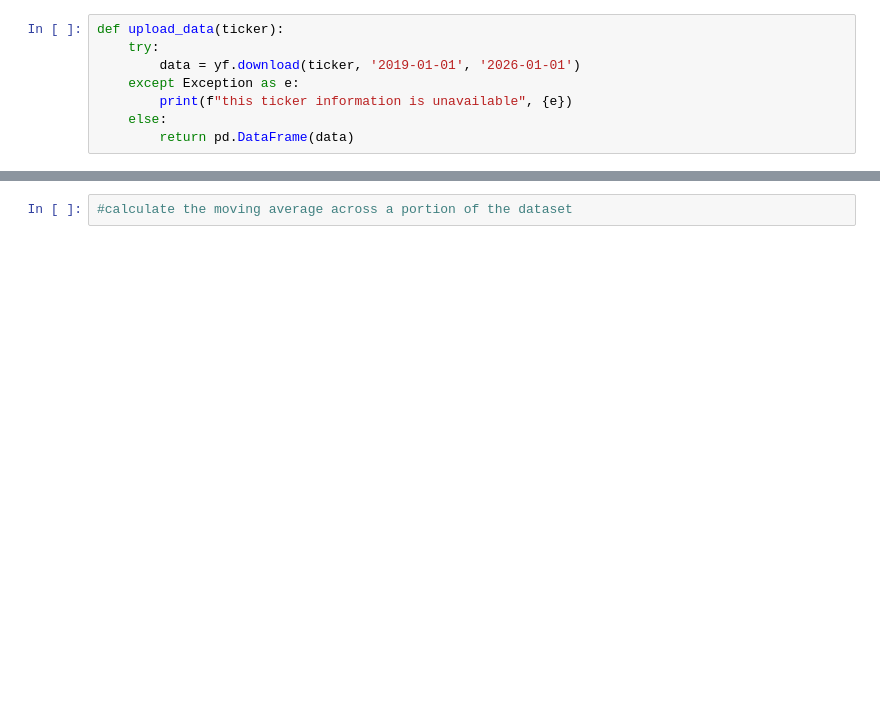
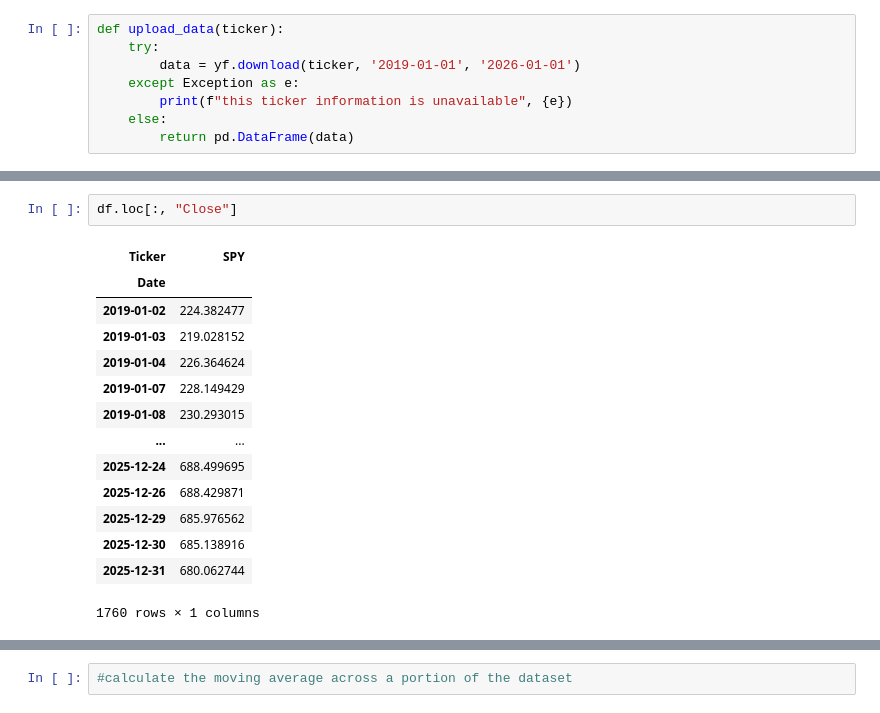
Before and after one commit to Jeffrey-Adjei/Technical-Indicator-Research, a Jupyter notebook: movingaverage.ipynb, the cells around one changed output, grey strips where cells are left out. Cells and saved outputs as stored; diff of their text form; blank space fills up the shorter version.

```diff
--- a/movingaverage.ipynb
+++ b/movingaverage.ipynb
@@ -31,6 +29,23 @@ upload_data("SPY")
 | 2025-12-30 | 685.138916 | 686.684682 | 684.710094 | 685.577720 | 47160700 |
 | 2025-12-31 | 680.062744 | 685.487930 | 679.853355 | 685.268559 | 74144800 |
 1760 rows × 5 columns
+# %%
+df.loc[:, "Close"]
+# %% [output]
+| Ticker | SPY |
+| Date |  |
+| 2019-01-02 | 224.382477 |
+| 2019-01-03 | 219.028152 |
+| 2019-01-04 | 226.364624 |
+| 2019-01-07 | 228.149429 |
+| 2019-01-08 | 230.293015 |
+| ... | ... |
+| 2025-12-24 | 688.499695 |
+| 2025-12-26 | 688.429871 |
+| 2025-12-29 | 685.976562 |
+| 2025-12-30 | 685.138916 |
+| 2025-12-31 | 680.062744 |
+1760 rows × 1 columns
 # %%
 df = upload_data("SPY")
 
```
Also changed, not shown: parts of 7 cells of this notebook.
